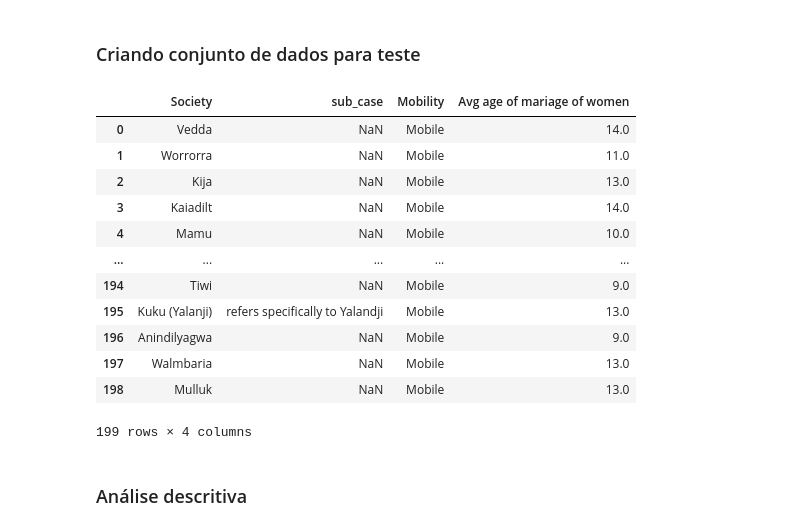
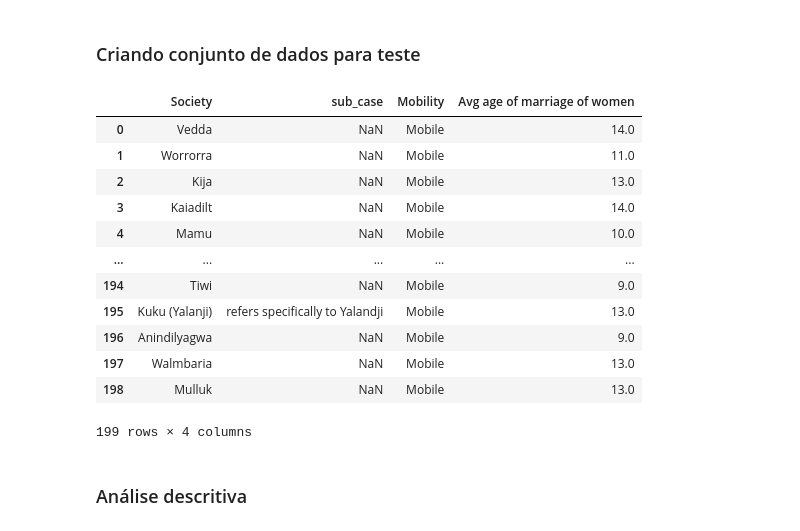
Before and after one commit to gabriel-nbr/MCI, a Jupyter notebook: Trabalho1.ipynb, the cells around one changed output. Saved outputs shown, nothing was run; the diff lists cells and outputs as text; code cells hidden in the pictures.

```diff
--- a/Trabalho1.ipynb
+++ b/Trabalho1.ipynb
@@ -137,16 +139,16 @@ df_teste = pd.merge(
 # %%
 ### Nomeando as sociedades e as variáveis
 df_teste = df_teste.merge(
     df_soc,
     left_on="Soc_ID",
     right_on="ID",
     how="left",
 )
 df_teste = df_teste[["Name", "sub_case", "Value_B009", "Value_B021"]]
-df_teste.columns = ["Society", "sub_case", "Mobility", "Avg age of mariage of women"]
+df_teste.columns = ["Society", "sub_case", "Mobility", "Avg age of marriage of women"]
 df_teste
 # %% [output]
-|  | Society | sub_case | Mobility | Avg age of mariage of women |
+|  | Society | sub_case | Mobility | Avg age of marriage of women |
 | 0 | Vedda | NaN | Mobile | 14.0 |
 | 1 | Worrorra | NaN | Mobile | 11.0 |
 | 2 | Kija | NaN | Mobile | 13.0 |
```
Also changed, not shown: parts of 11 cells of this notebook.
